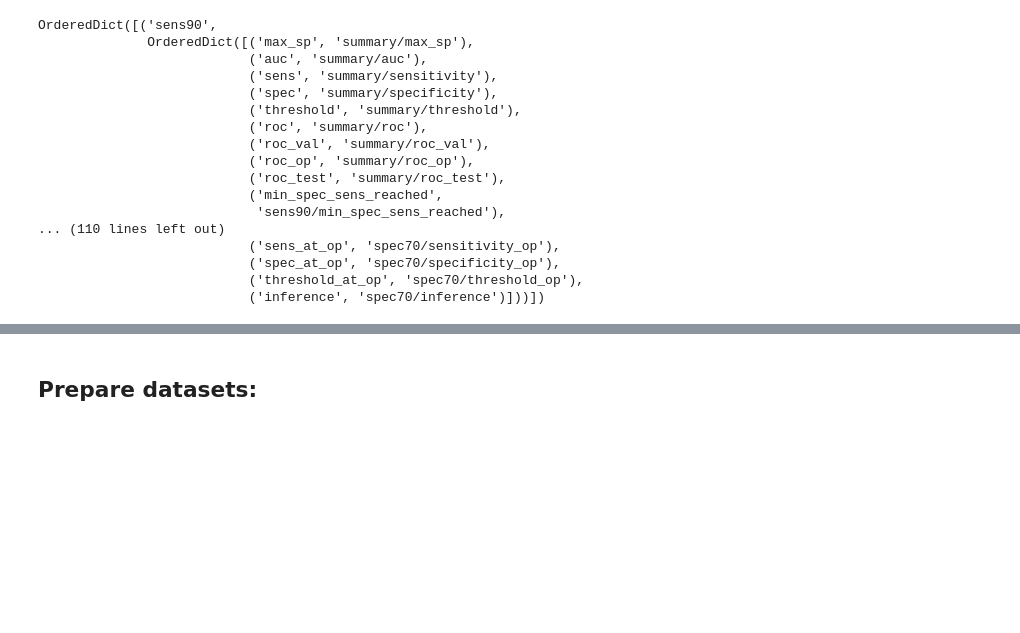
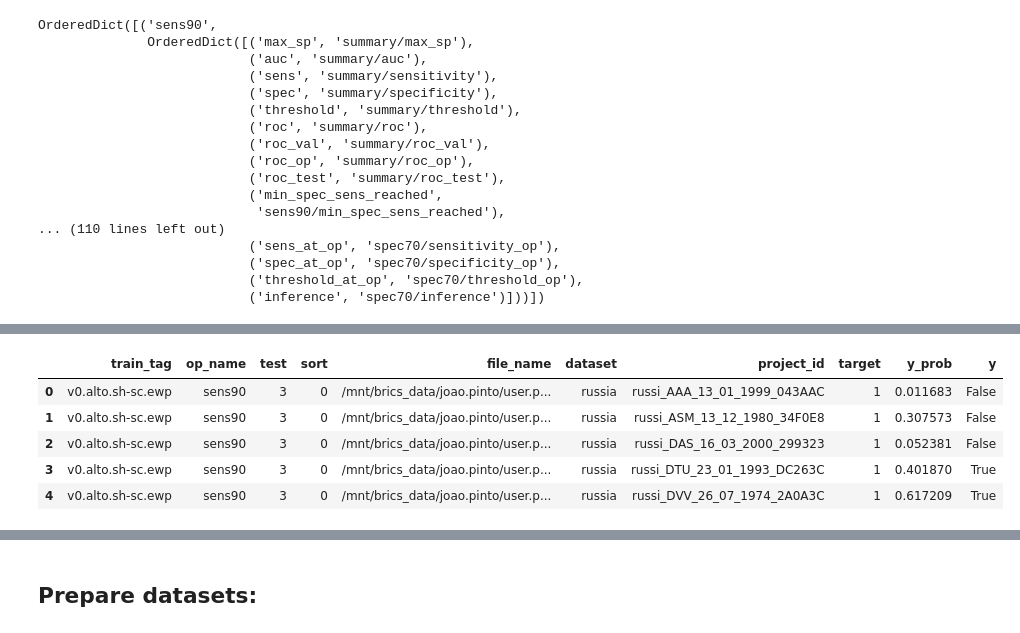
Before and after one commit to jodafons/screening, a Jupyter notebook: production/phase_two/result.ipynb, the cells around one changed output, grey strips where cells are left out. Drawn from its saved outputs; the diff is of its cells as text; code cells hidden in the pictures; blank space fills up the shorter version.

```diff
--- a/production/phase_two/result.ipynb
+++ b/production/phase_two/result.ipynb
@@ -158,10 +158,32 @@ models = [
 ]
+# %%
+def extract_inference_table( table ):
+
+    def get_datasets( row ):
+        def decorate(d, name):
+            d.insert(0,'dataset',name)
+            return d
+        return pd.concat([decorate(row.inference[name]['probs'],name) for name in row.inference.keys()],axis='rows')
+    data_list = []
+    for idx, row in tqdm(table.iterrows(), total=len(table),desc='processing...'):
+        data = get_datasets(row)
+        data.insert(0, 'file_name' , row.file_name)
+        data.insert(0, 'sort', row.sort)
+        data.insert(0, 'test', row.test)
+        data.insert(0, 'op_name', row.op_name)
+        data.insert(0, 'train_tag', row.train_tag)
+        data_list.append(data)
+    data=pd.concat(data_list,axis='rows')
+    table.drop(columns=['inference'],inplace=True)
+    return data
 # %%
 cv = crossval_table( conf_dict )
 #for path, train_tag in models:
 #    cv.fill( basepath+'/'+path , train_tag )
 cv.table = pd.read_pickle("table_results.pkl")
 table = cv.table
+inference = extract_inference_table( table )
+#inference.to_pickle("table_inference.pkl")
 #table.to_pickle("table_results.pkl")
 # %%
 table.head()
@@ -176 +198,10 @@ table.head()
+# %%
+inference.head()
+# %% [output]
+|  | train_tag | op_name | test | sort | file_name | dataset | project_id | target | y_prob | y |
+| 0 | v0.alto.sh-sc.ewp | sens90 | 3 | 0 | /mnt/brics_data/joao.pinto/user.p... | russia | russi_AAA_13_01_1999_043AAC | 1 | 0.011683 | False |
+| 1 | v0.alto.sh-sc.ewp | sens90 | 3 | 0 | /mnt/brics_data/joao.pinto/user.p... | russia | russi_ASM_13_12_1980_34F0E8 | 1 | 0.307573 | False |
+| 2 | v0.alto.sh-sc.ewp | sens90 | 3 | 0 | /mnt/brics_data/joao.pinto/user.p... | russia | russi_DAS_16_03_2000_299323 | 1 | 0.052381 | False |
+| 3 | v0.alto.sh-sc.ewp | sens90 | 3 | 0 | /mnt/brics_data/joao.pinto/user.p... | russia | russi_DTU_23_01_1993_DC263C | 1 | 0.401870 | True |
+| 4 | v0.alto.sh-sc.ewp | sens90 | 3 | 0 | /mnt/brics_data/joao.pinto/user.p... | russia | russi_DVV_26_07_1974_2A0A3C | 1 | 0.617209 | True |
 # %%
```
Also changed, not shown: parts of 19 cells of this notebook.
